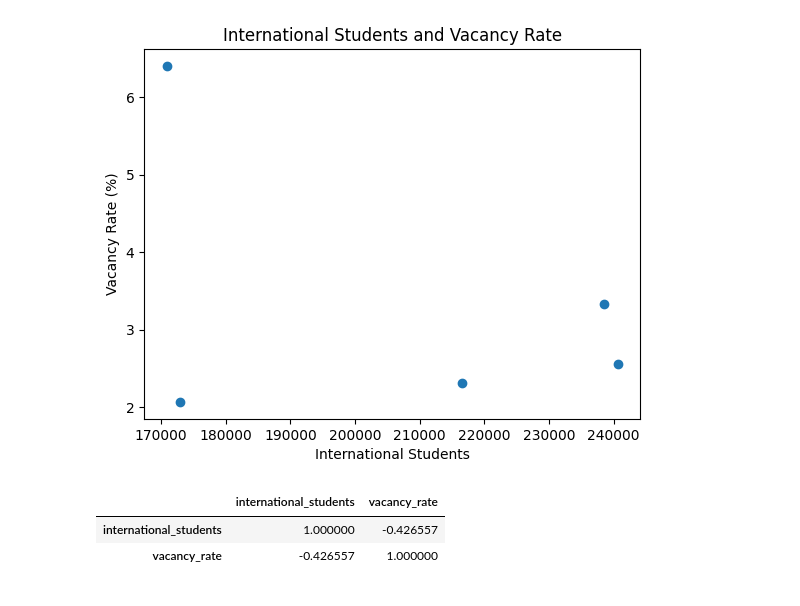
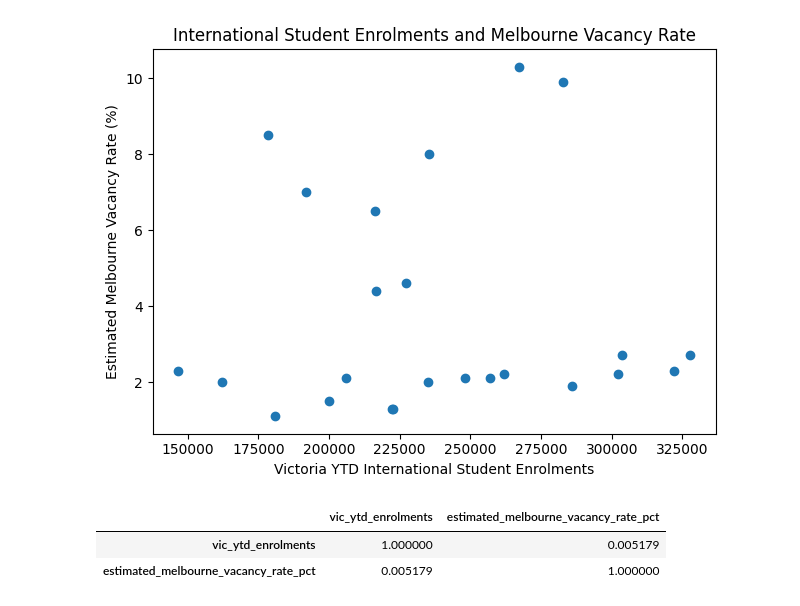
Before and after one commit to qdin0003/ECC3479-project, a Jupyter notebook: code/eda.ipynb, the cells around one changed output. Saved outputs shown, nothing was run; the diff lists cells and outputs as text; code cells hidden in the pictures.

```diff
--- a/code/eda.ipynb
+++ b/code/eda.ipynb
@@ -1,6 +1,7 @@
 # %%
 import pandas as pd
 
-df = pd.read_csv("../data/clean/clean_data.csv")
-df
+df = pd.read_csv("../data/clean/quarterly_student_vacancy_2020_2025.csv")
+
+df.head()
 # %% [output]
@@ -44 +53,5 @@ This confirms that the dataset is suitable for exploratory analysis, although co
+# %%
+import matplotlib.pyplot as plt
+
+df["quarter_end_date"] = pd.to_datetime(df["quarter_end_date"])
 # %%
@@ -64,14 +77,15 @@ International student numbers generally rise from 2021 to 2025. Vacancy rates fa
 # %%
-plt.scatter(df["international_students"], df["vacancy_rate"])
-plt.title("International Students and Vacancy Rate")
-plt.xlabel("International Students")
-plt.ylabel("Vacancy Rate (%)")
+plt.scatter(df["vic_ytd_enrolments"], df["estimated_melbourne_vacancy_rate_pct"])
+plt.title("International Student Enrolments and Melbourne Vacancy Rate")
+plt.xlabel("Victoria YTD International Student Enrolments")
+plt.ylabel("Estimated Melbourne Vacancy Rate (%)")
+plt.tight_layout()
 plt.show()
 # %% [output]
-[figure, old version]
+[figure, new version]
 # %%
-df[["international_students", "vacancy_rate"]].corr()
+df[["vic_ytd_enrolments", "estimated_melbourne_vacancy_rate_pct"]].corr()
 # %% [output]
-|  | international_students | vacancy_rate |
-| international_students | 1.000000 | -0.426557 |
-| vacancy_rate | -0.426557 | 1.000000 |
+|  | vic_ytd_enrolments | estimated_melbourne_vacancy_rate_pct |
+| vic_ytd_enrolments | 1.000000 | 0.005179 |
+| estimated_melbourne_vacancy_rate_pct | 0.005179 | 1.000000 |
```
Also changed, not shown: parts of 11 cells of this notebook, 5 other files.
